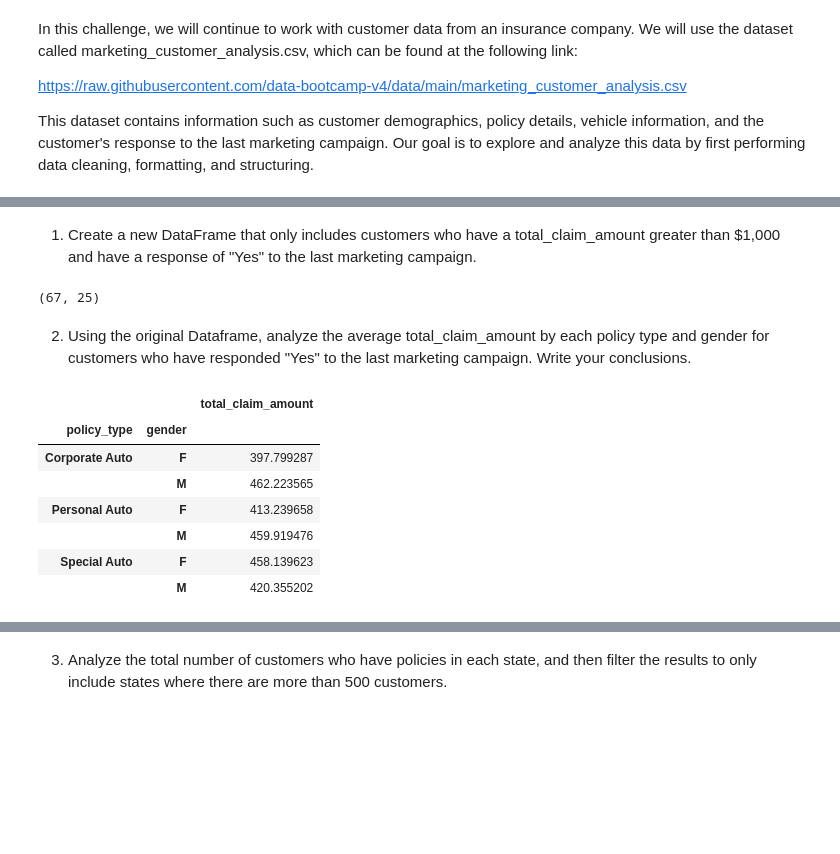
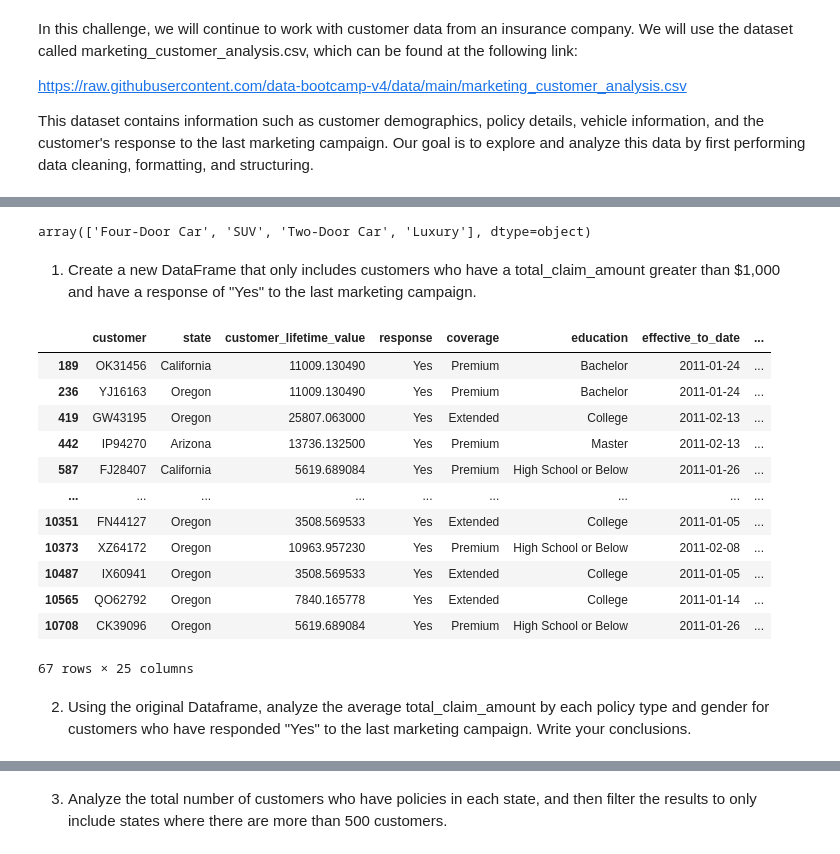
Before and after one commit to PatrickSchuetten/lab-dw-data-aggregation-and-filtering, a Jupyter notebook: lab-dw-aggregating.ipynb, the cells around one changed output, grey strips where cells are left out. Cells and saved outputs as stored; diff of their text form; code cells hidden in the pictures; blank space fills up the shorter version.

```diff
--- a/lab-dw-aggregating.ipynb
+++ b/lab-dw-aggregating.ipynb
@@ -116,0 +104,9 @@ array(['2/18/11', '1/18/11', '2/10/11', '1/11/11', '1/17/11', '2/14/11',
+# %%
+#modify months__since__last__claim -> int
+#and number__of__open__complaints -> int
+#effective_to_date -> datetime
+data = dc.chance_datatype(data,'months_since_last_claim',int)
+data = dc.chance_datatype(data,'number_of_open_complaints',int)
+data = dc.chance_object_to_datetime(data,'effective_to_date')
+#checking again
+#data.info()
@@ -117,20 +136,29 @@ array(['2/18/11', '1/18/11', '2/10/11', '1/11/11', '1/17/11', '2/14/11',
+# %%
+#I group the type of vehicle class for 'Sports Car', 'Luxury Car','Luxury SUV' to 'Luxury' as in the LAB before.
+data = dc.replace(data,'vehicle_class','Sports Car','Luxury')
+data = dc.replace(data,'vehicle_class','Luxury SUV','Luxury')
+data = dc.replace(data,'vehicle_class','Luxury Car','Luxury')
+data['vehicle_class'].unique()
+# %% [output]
+array(['Four-Door Car', 'SUV', 'Two-Door Car', 'Luxury'], dtype=object)
 # %% [markdown]
 1. Create a new DataFrame that only includes customers who have a total_claim_amount greater than $1,000 and have a response of "Yes" to the last marketing campaign.
-# %%
-new_data = data[(data['total_claim_amount']>1000) & (data['response'] == 'Yes')]
-new_data.shape
-# %% [output]
-(67, 25)
+# %%
+new_data = data[(data['total_claim_amount']>1000) & (data['response'] == 'Yes')]
+new_data
+# %% [output]
+|  | customer | state | customer_lifetime_value | response | coverage | education | effective_to_date | ... |
+| 189 | OK31456 | California | 11009.130490 | Yes | Premium | Bachelor | 2011-01-24 | ... |
+| 236 | YJ16163 | Oregon | 11009.130490 | Yes | Premium | Bachelor | 2011-01-24 | ... |
+| 419 | GW43195 | Oregon | 25807.063000 | Yes | Extended | College | 2011-02-13 | ... |
+| 442 | IP94270 | Arizona | 13736.132500 | Yes | Premium | Master | 2011-02-13 | ... |
+| 587 | FJ28407 | California | 5619.689084 | Yes | Premium | High School or Below | 2011-01-26 | ... |
+| ... | ... | ... | ... | ... | ... | ... | ... | ... |
+| 10351 | FN44127 | Oregon | 3508.569533 | Yes | Extended | College | 2011-01-05 | ... |
+| 10373 | XZ64172 | Oregon | 10963.957230 | Yes | Premium | High School or Below | 2011-02-08 | ... |
+| 10487 | IX60941 | Oregon | 3508.569533 | Yes | Extended | College | 2011-01-05 | ... |
+| 10565 | QO62792 | Oregon | 7840.165778 | Yes | Extended | College | 2011-01-14 | ... |
+| 10708 | CK39096 | Oregon | 5619.689084 | Yes | Premium | High School or Below | 2011-01-26 | ... |
+67 rows × 25 columns
 # %% [markdown]
 2. Using the original Dataframe, analyze the average total_claim_amount by each policy type and gender for customers who have responded "Yes" to the last marketing campaign. Write your conclusions.
-# %%
-pd.pivot_table(data, index=['policy_type','gender'], values=['total_claim_amount'], aggfunc='mean')
-# %% [output]
-|  |  | total_claim_amount |
-| policy_type | gender |  |
-| Corporate Auto | F | 397.799287 |
-|  | M | 462.223565 |
-| Personal Auto | F | 413.239658 |
-|  | M | 459.919476 |
-| Special Auto | F | 458.139623 |
-|  | M | 420.355202 |
```
Also changed, not shown: parts of 27 cells of this notebook, 1 other file.
